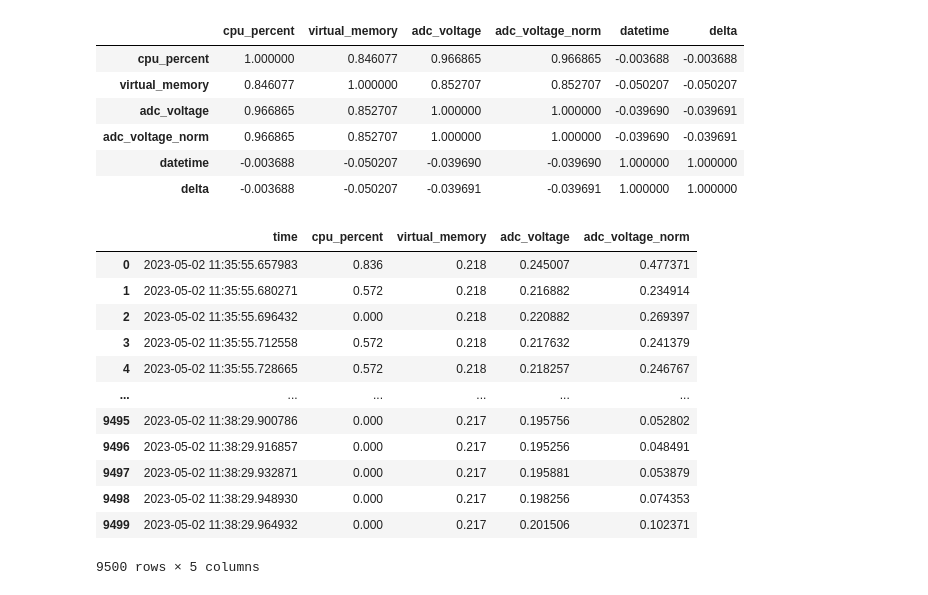
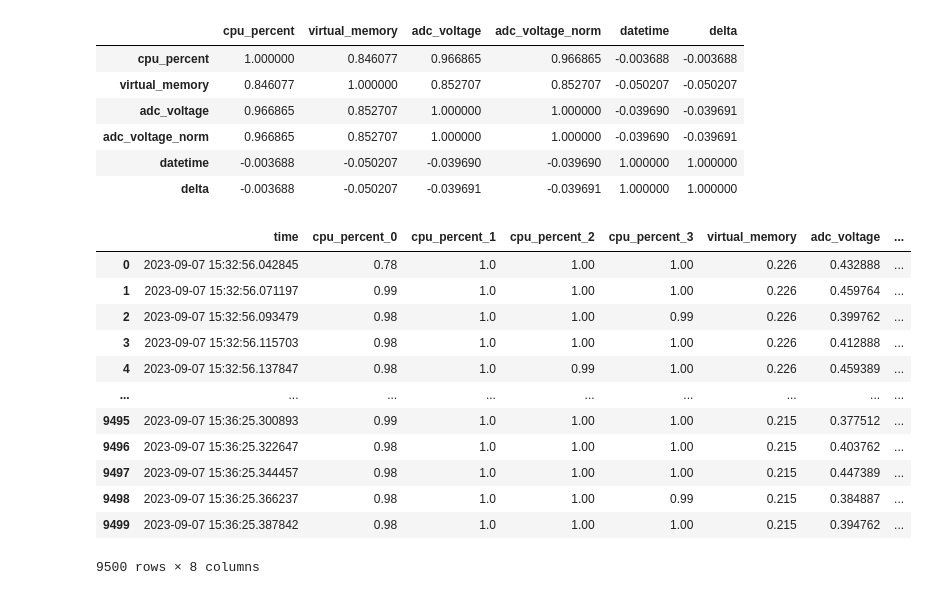
Before and after one commit to radshield/raspi-sel, a Jupyter notebook: analysis/cycles.ipynb, the cells around one changed output. Cells and saved outputs as stored; diff of their text form; code cells hidden in the pictures.

```diff
--- a/analysis/cycles.ipynb
+++ b/analysis/cycles.ipynb
@@ -206,23 +206,26 @@ both_df.drop('time', axis=1).corr()
 # %%
 fftw_df = pd.read_csv('../results/fftw.csv')
 
-fftw_df['cpu_percent'] = cpu_scaling(fftw_df['cpu_percent'])
+fftw_df['cpu_percent_0'] = percent_scaling(fftw_df['cpu_percent_0'])
+fftw_df['cpu_percent_1'] = percent_scaling(fftw_df['cpu_percent_1'])
+fftw_df['cpu_percent_2'] = percent_scaling(fftw_df['cpu_percent_2'])
+fftw_df['cpu_percent_3'] = percent_scaling(fftw_df['cpu_percent_3'])
 fftw_df['virtual_memory'] = percent_scaling(fftw_df['virtual_memory'])
 fftw_df['adc_voltage_norm'] = min_max_scaling(fftw_df['adc_voltage'])
 
 fftw_df
 # %% [output]
-|  | time | cpu_percent | virtual_memory | adc_voltage | adc_voltage_norm |
-| 0 | 2023-05-02 11:35:55.657983 | 0.836 | 0.218 | 0.245007 | 0.477371 |
-| 1 | 2023-05-02 11:35:55.680271 | 0.572 | 0.218 | 0.216882 | 0.234914 |
-| 2 | 2023-05-02 11:35:55.696432 | 0.000 | 0.218 | 0.220882 | 0.269397 |
-| 3 | 2023-05-02 11:35:55.712558 | 0.572 | 0.218 | 0.217632 | 0.241379 |
-| 4 | 2023-05-02 11:35:55.728665 | 0.572 | 0.218 | 0.218257 | 0.246767 |
-| ... | ... | ... | ... | ... | ... |
-| 9495 | 2023-05-02 11:38:29.900786 | 0.000 | 0.217 | 0.195756 | 0.052802 |
-| 9496 | 2023-05-02 11:38:29.916857 | 0.000 | 0.217 | 0.195256 | 0.048491 |
-| 9497 | 2023-05-02 11:38:29.932871 | 0.000 | 0.217 | 0.195881 | 0.053879 |
-| 9498 | 2023-05-02 11:38:29.948930 | 0.000 | 0.217 | 0.198256 | 0.074353 |
-| 9499 | 2023-05-02 11:38:29.964932 | 0.000 | 0.217 | 0.201506 | 0.102371 |
+|  | time | cpu_percent_0 | cpu_percent_1 | cpu_percent_2 | cpu_percent_3 | virtual_memory | adc_voltage | ... |
+| 0 | 2023-09-07 15:32:56.042845 | 0.78 | 1.0 | 1.00 | 1.00 | 0.226 | 0.432888 | ... |
+| 1 | 2023-09-07 15:32:56.071197 | 0.99 | 1.0 | 1.00 | 1.00 | 0.226 | 0.459764 | ... |
+| 2 | 2023-09-07 15:32:56.093479 | 0.98 | 1.0 | 1.00 | 0.99 | 0.226 | 0.399762 | ... |
+| 3 | 2023-09-07 15:32:56.115703 | 0.98 | 1.0 | 1.00 | 1.00 | 0.226 | 0.412888 | ... |
+| 4 | 2023-09-07 15:32:56.137847 | 0.98 | 1.0 | 0.99 | 1.00 | 0.226 | 0.459389 | ... |
+| ... | ... | ... | ... | ... | ... | ... | ... | ... |
+| 9495 | 2023-09-07 15:36:25.300893 | 0.99 | 1.0 | 1.00 | 1.00 | 0.215 | 0.377512 | ... |
+| 9496 | 2023-09-07 15:36:25.322647 | 0.98 | 1.0 | 1.00 | 1.00 | 0.215 | 0.403762 | ... |
+| 9497 | 2023-09-07 15:36:25.344457 | 0.98 | 1.0 | 1.00 | 1.00 | 0.215 | 0.447389 | ... |
+| 9498 | 2023-09-07 15:36:25.366237 | 0.98 | 1.0 | 1.00 | 0.99 | 0.215 | 0.384887 | ... |
+| 9499 | 2023-09-07 15:36:25.387842 | 0.98 | 1.0 | 1.00 | 1.00 | 0.215 | 0.394762 | ... |
-9500 rows × 5 columns
+9500 rows × 8 columns
 # %%
```
Also changed, not shown: parts of 3 cells of this notebook, 2 other files.
